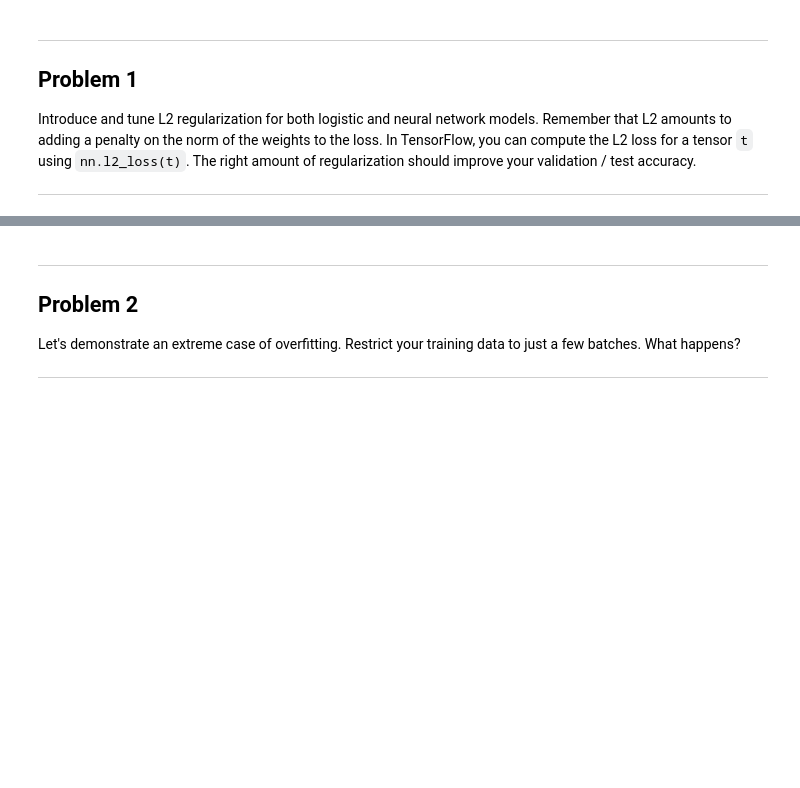
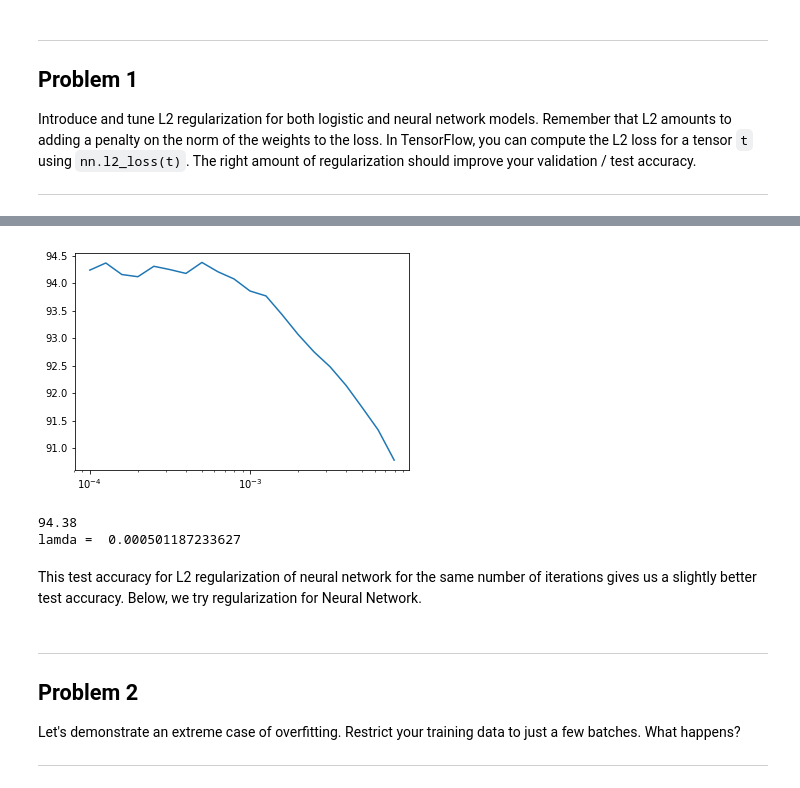
Before and after one commit to iankurgarg/Udacity-Deep-Learning, a Jupyter notebook: 3_regularization.ipynb, the cells around one changed output, grey strips where cells are left out. Drawn from its saved outputs; the diff is of its cells as text; code cells hidden in the pictures; blank space fills up the shorter version.

```diff
--- a/3_regularization.ipynb
+++ b/3_regularization.ipynb
@@ -107,28 +214,36 @@ with graph.as_default():
 # %%
-num_steps = 4001
-lamda = 0.001
+num_steps = 3001
+lamdas = [pow(10, i) for i in np.arange(-4, -2, 0.1)]
 
-with tf.Session(graph=graph) as session:
-  tf.global_variables_initializer().run()
-  print("Initialized")
-  for step in range(num_steps):
-    # Pick an offset within the training data, which has been randomized.
-    # Note: we could use better randomization across epochs.
-    offset = (step * batch_size) % (train_labels.shape[0] - batch_size)
-    # Generate a minibatch.
-    batch_data = train_dataset[offset:(offset + batch_size), :]
-    batch_labels = train_labels[offset:(offset + batch_size), :]
-    # Prepare a dictionary telling the session where to feed the minibatch.
-    # The key of the dictionary is the placeholder node of the graph to be fed,
-    # and the value is the numpy array to feed to it.
-    feed_dict = {tf_train_dataset : batch_data, tf_train_labels : batch_labels, tf_lamda : lamda}
-    _, l, predictions = session.run(
-      [optimizer, loss, train_prediction], feed_dict=feed_dict)
-    if (step % 500 == 0):
-      print("Minibatch loss at step %d: %f" % (step, l))
-      print("Minibatch accuracy: %.1f%%" % accuracy(predictions, batch_labels))
-      print("Validation accuracy: %.1f%%" % accuracy(
-        valid_prediction.eval(), valid_labels))
-  print("Test accuracy: %.1f%%" % accuracy(test_prediction.eval(), test_labels))
+accuracies = []
+
+for lamda in lamdas:
+    with tf.Session(graph=graph) as session:
+      tf.global_variables_initializer().run()
+      print("Initialized")
+      for step in range(num_steps):
+        # Pick an offset within the training data, which has been randomized.
+        # Note: we could use better randomization across epochs.
+        offset = (step * batch_size) % (train_labels.shape[0] - batch_size)
+        # Generate a minibatch.
+        batch_data = train_dataset[offset:(offset + batch_size), :]
+        batch_labels = train_labels[offset:(offset + batch_size), :]
+        # Prepare a dictionary telling the session where to feed the minibatch.
+        # The key of the dictionary is the placeholder node of the graph to be fed,
+        # and the value is the numpy array to feed to it.
+        feed_dict = {tf_train_dataset : batch_data, tf_train_labels : batch_labels, tf_lamda: lamda}
+        _, l, predictions = session.run(
+          [optimizer, loss, train_prediction], feed_dict=feed_dict)
+#         if (step % 500 == 0):
+#           print("Minibatch loss at step %d: %f" % (step, l))
+#           print("Minibatch accuracy: %.1f%%" % accuracy(predictions, batch_labels))
+#           print("Validation accuracy: %.1f%%" % accuracy(
+#             valid_prediction.eval(), valid_labels))
+
+      accuracies.append(accuracy(test_prediction.eval(), test_labels))
+      print("Test accuracy: %.1f%%" % accuracy(test_prediction.eval(), test_labels))
+
+plt.semilogx(lamdas, accuracies)
+plt.show()
 # %% [output]
 Initialized
@@ -151,3 +266,14 @@ Test accuracy: 88.6%
+[figure, added]
+# %%
+max_accuracy = np.max(accuracies)
+i = accuracies.index(max_accuracy)
+print(max_accuracy)
+print ('lamda = ', lamdas[i])
+# %% [output]
+94.38
+lamda =  0.000501187233627
+# %% [markdown]
+This test accuracy for L2 regularization of neural network for the same number of iterations gives us a slightly better test accuracy. Below, we try regularization for Neural Network.
 # %% [markdown]
 ---
 Problem 2
```
Also changed, not shown: parts of 13 cells of this notebook.
